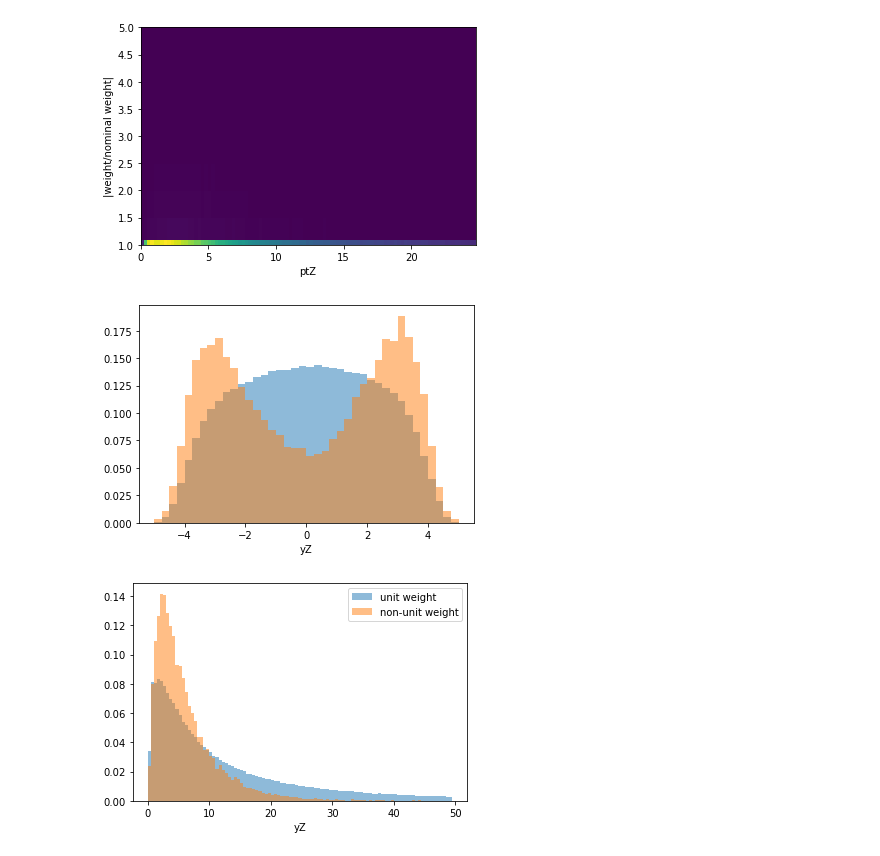
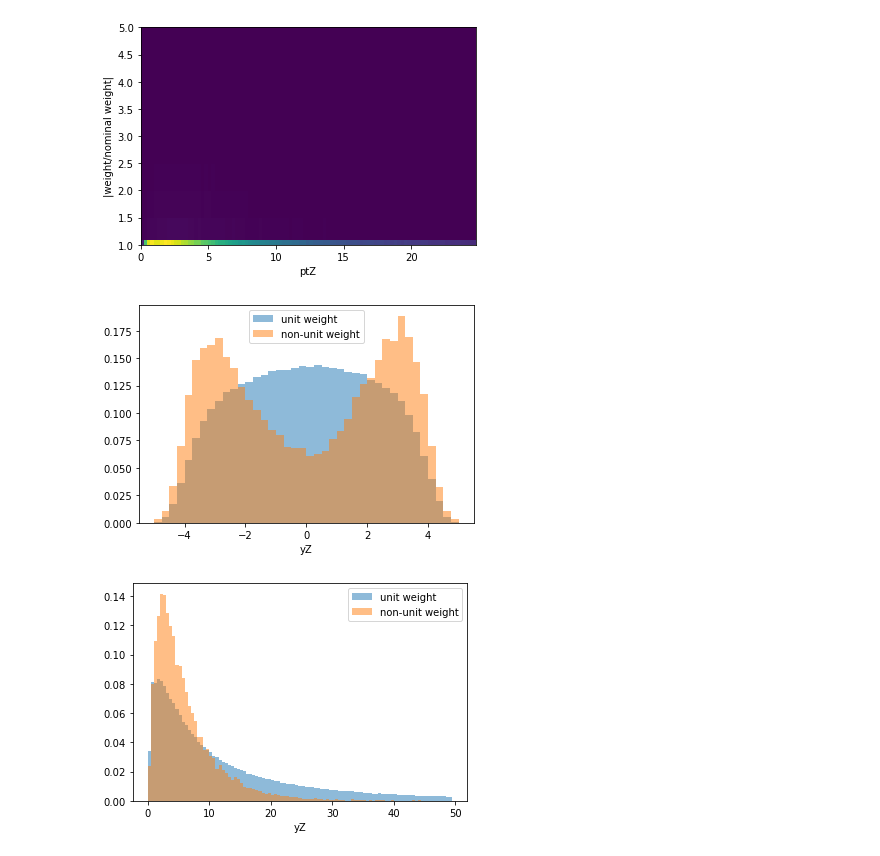
Before and after one commit to kdlong/MiNNLOValidation, a Jupyter notebook: genWeightStudy.ipynb, the cells around one changed output. Drawn from its saved outputs; the diff is of its cells as text; code cells hidden in the pictures.

Commit message:
Add more 1D plots

```diff
--- a/genWeightStudy.ipynb
+++ b/genWeightStudy.ipynb
@@ -68,10 +68,11 @@ plt.show()
 # %%
 hist = plt.hist(df_filtnom["yZ"], bins=([-5+0.25*i for i in range(41)]), alpha=0.5, label="unit weight", density=True)
 hist = plt.hist(df_filt["yZ"], bins=([-5+0.25*i for i in range(41)]), alpha=0.5, label="non-unit weight", density=True)
+plt.legend()
 plt.xlabel("yZ")
 plt.show()
 # %% [output]
-[figure, old version]
+[figure, new version]
 # %%
 histnom = plt.hist(df_filtnom["ptZ"], bins=([0.5*i for i in range(100)]), density=True, alpha=0.5, label="unit weight")
 histlarge = plt.hist(df_filt["ptZ"], bins=([0.5*i for i in range(100)]), density=True, alpha=0.5, label="non-unit weight")
```
Also changed, not shown: parts of 4 cells of this notebook.
